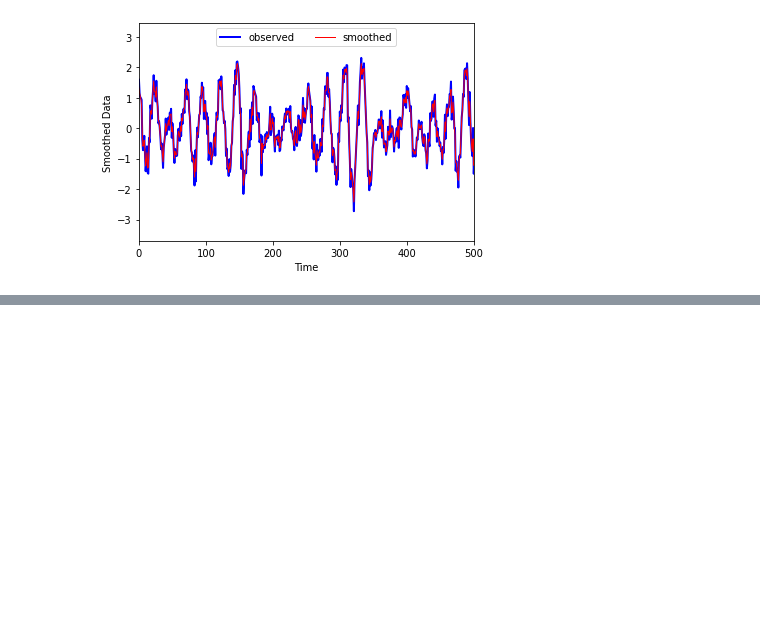
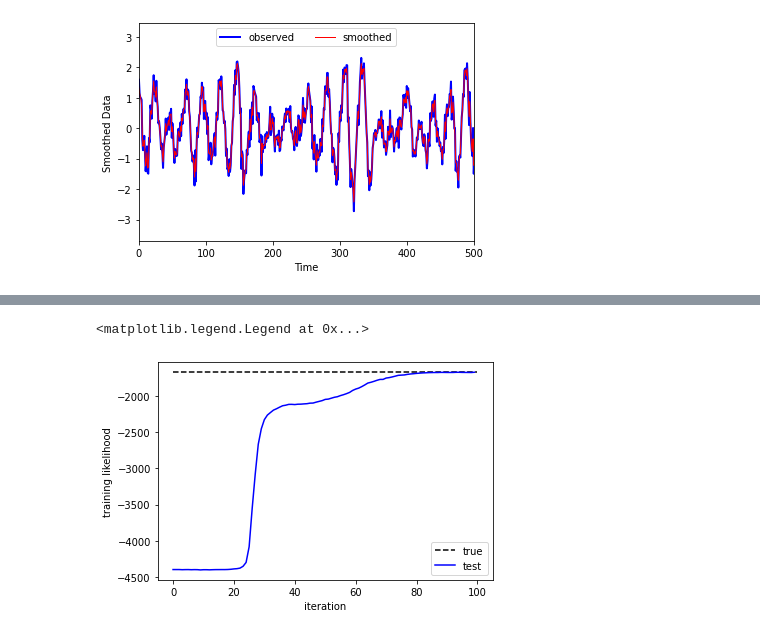
Before and after one commit to ngngocsonan2610/AI-in-Finance, a Jupyter notebook: pydls.ipynb, the cells around one changed output, grey strips where cells are left out. Drawn from its saved outputs; the diff is of its cells as text; code cells hidden in the pictures; blank space fills up the shorter version.

```diff
--- a/pydls.ipynb
+++ b/pydls.ipynb
@@ -166,0 +278,38 @@ Iteration:  10  Objective:  -3.5311648929658304e+17     Avg Grad:  -105936061187
+# %%
+import numpy.random as npr
+from pylds.models import DefaultLDS
+
+D_obs = 1       # Observed data dimension
+D_latent = 2	# Latent state dimension
+D_input = 0	    # Exogenous input dimension
+T = 2000  	    # Number of time steps to simulate
+
+true_model = DefaultLDS(D_obs, D_latent, D_input)
+inputs = npr.randn(T, D_input)
+data, stateseq = true_model.generate(T, inputs=inputs)
+
+# Compute the log likelihood of the data with the true params
+true_ll = true_model.log_likelihood()
+# %%
+# Create a separate model and add the observed data
+test_model = DefaultLDS(D_obs, D_latent, D_input)
+test_model.add_data(data)
+
+# Run the Gibbs sampler
+N_samples = 100
+def update(model):
+    model.resample_model()
+    return model.log_likelihood()
+
+lls = [update(test_model) for _ in range(N_samples)]
+# %%
+# Plot the log likelihoods
+plt.figure()
+plt.plot([0, N_samples], true_ll * np.ones(2), '--k', label="true")
+plt.plot(np.arange(N_samples), lls, color='blue', label="test")
+plt.xlabel("iteration")
+plt.ylabel("training likelihood")
+plt.legend(loc="lower right")
+# %% [output]
+<matplotlib.legend.Legend at 0x...>
+[figure, added]
```
Also changed, not shown: parts of 18 cells of this notebook.
